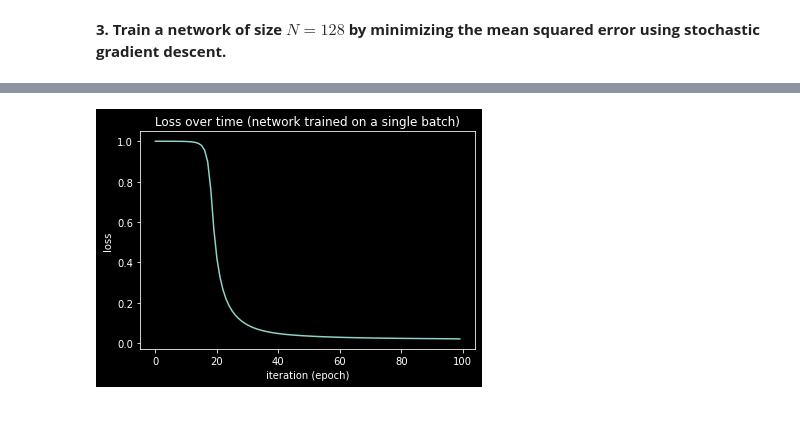
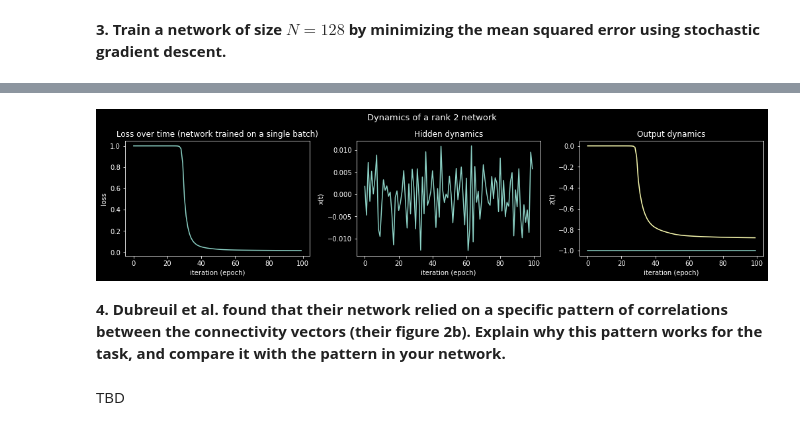
Before and after one commit to nguyen-td/Low-rank-RNN, a Jupyter notebook: dm_project.ipynb, the cells around one changed output, grey strips where cells are left out. Drawn from its saved outputs; the diff is of its cells as text; code cells hidden in the pictures.

Commit message:
rank option added

```diff
--- a/dm_project.ipynb
+++ b/dm_project.ipynb
@@ -94,22 +93,23 @@ class RNN(nn.Module):
         return x
 # %%
 class Model(nn.Module):
-    def __init__(self, input_size, hidden_size):
+    def __init__(self, input_size, hidden_size, rank=1):
         super(Model, self).__init__()
 
         # Define the number of layers and the nodes in each layer.
         self.input_size = input_size
         self.hidden_size = hidden_size
+        self.rank = rank
 
         # Define and initialize the fixed weights I and w.
         self.I = torch.normal(torch.zeros(hidden_size), torch.ones(hidden_size)).reshape(hidden_size, input_size)
         self.w = torch.normal(torch.zeros(hidden_size), torch.ones(hidden_size)).reshape(hidden_size, input_size)
 
         # Define the network layers.
-        self.rnn = RNN(input_size, hidden_size)
+        self.rnn = RNN(input_size, hidden_size, rank)
 
     def forward(self, u, t, x):
-        x = self.rnn(u, self.I, t, x).reshape(hidden_size, input_size)
+        x = self.rnn(u, self.I, t, x).reshape(self.hidden_size, self.input_size)
         z = 1 / self.hidden_size * torch.matmul(self.w.T, phi(x))
 
         return x, z
@@ -121,13 +121,16 @@ def train_network(model, U, y, input_size, hidden_size, t_steps, n_epochs=100, l
     time_steps = U.shape[1]
     n_last_steps = 15
     last_steps = t_steps - n_last_steps
-    loss_log = np.zeros(n_epochs)
 
     x = torch.normal(torch.zeros(hidden_size), torch.ones(hidden_size)).reshape(hidden_size, input_size)
     optimizer = torch.optim.Adam(model.parameters(), lr=lr)
 
     if single_batch:
         batch_size = 1  # train the network on a single batch -> overfitting
+
+    loss_log = np.zeros(n_epochs)
+    x_log = np.zeros((n_epochs, batch_size, hidden_size))
+    z_log = np.zeros((n_epochs, batch_size))
 
     for epoch in range(1, n_epochs+1):
         epoch_loss = 0
@@ -145,13 +148,15 @@ def train_network(model, U, y, input_size, hidden_size, t_steps, n_epochs=100, l
                     x = x.detach()
 
                     epoch_loss += loss
+                    x_log[epoch-1, batch] = x.numpy().reshape(hidden_size)
+                    z_log[epoch-1, batch] = z.detach().numpy()
 
         loss_log[epoch-1] = epoch_loss / (n_last_steps * batch_size)
         if epoch%10 == 0:
             print('Epoch: {}/{}.............'.format(epoch, n_epochs), end=' ')
             print("Loss: {:.4f}".format(loss_log[epoch-1]))
 
-    return loss_log
+    return loss_log, x_log, z_log
 # https://stackoverflow.com/questions/48274929/pytorch-runtimeerror-trying-to-backward-through-the-graph-a-second-time-but
 # %%
 # Generate the data.
@@ -165,7 +170,8 @@ U, y = generate_data(stim_strengths_rnn, t_steps, mu, std)
 # Define the model.
 input_size = 1
 hidden_size = N
-model = Model(input_size, hidden_size)
+rank = 2
+model = Model(input_size, hidden_size, rank)
 model
 # %% [output]
 Model(
@@ -180,5 +189,6 @@ for name, param in model.named_parameters():
 # %%
 single_batch = True
-loss = train_network(model, U, y, input_size, hidden_size, t_steps, single_batch=True)
+n_epochs = 100
+loss, x_log, z_log = train_network(model, U, y, input_size, hidden_size, t_steps, n_epochs=100, single_batch=True)
 # %% [output]
 Epoch: 10/100............. Loss: 0.9996
@@ -194,11 +204,25 @@ Epoch: 100/100............. Loss: 0.0208
-# %%
-plt.plot(loss.flatten())
-if single_batch:
-    plt.title('Loss over time (network trained on a single batch)')
-else:
-    plt.title('Loss over time')
-plt.xlabel('iteration (epoch)')
-plt.ylabel('loss')
-plt.show()
-# %% [output]
-[figure, removed]
+# %%
+# Plot the loss, hidden and output dynamics.
+plots = [loss.flatten(), x_log.reshape(128, 100)[0], np.full(n_epochs, y[0]), z_log]
+titles = ['Loss over time', 'Hidden dynamics', 'Output dynamics']
+y_labels = ['loss', 'x(t)', 'z(t)']
+
+fig, axs = plt.subplots(1, 3, figsize = (14, 3.5), constrained_layout = True)
+fig.suptitle(f'Dynamics of a rank {rank} network', fontsize = 13)
+for i in range(3):
+    axs[i].plot(plots[i])
+    if i == 2:
+        axs[i].plot(plots[3])
+    if i == 0 and single_batch:
+        axs[i].set_title('Loss over time (network trained on a single batch)')
+    else:
+        axs[i].set_title(titles[i])
+    axs[i].set_xlabel('iteration (epoch)')
+    axs[i].set_ylabel(y_labels[i])
+plt.show()
+# %% [output]
+[figure, added]
+# %% [markdown]
+__4. Dubreuil et al. found that their network relied on a specific pattern of correlations between the connectivity vectors (their figure 2b). Explain why this pattern works for the task, and compare it with the pattern in your network.__
+# %% [markdown]
+TBD
```
Also changed, not shown: parts of 6 cells of this notebook.
